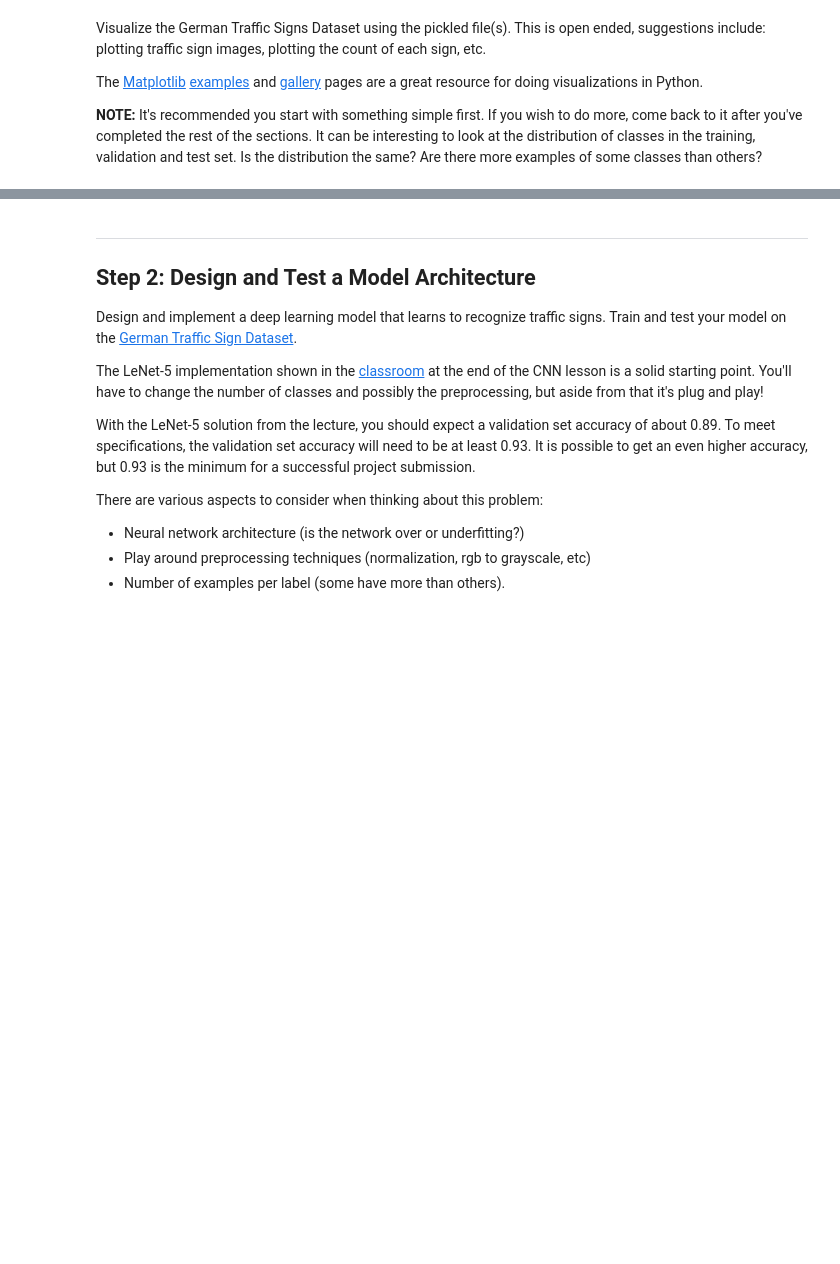
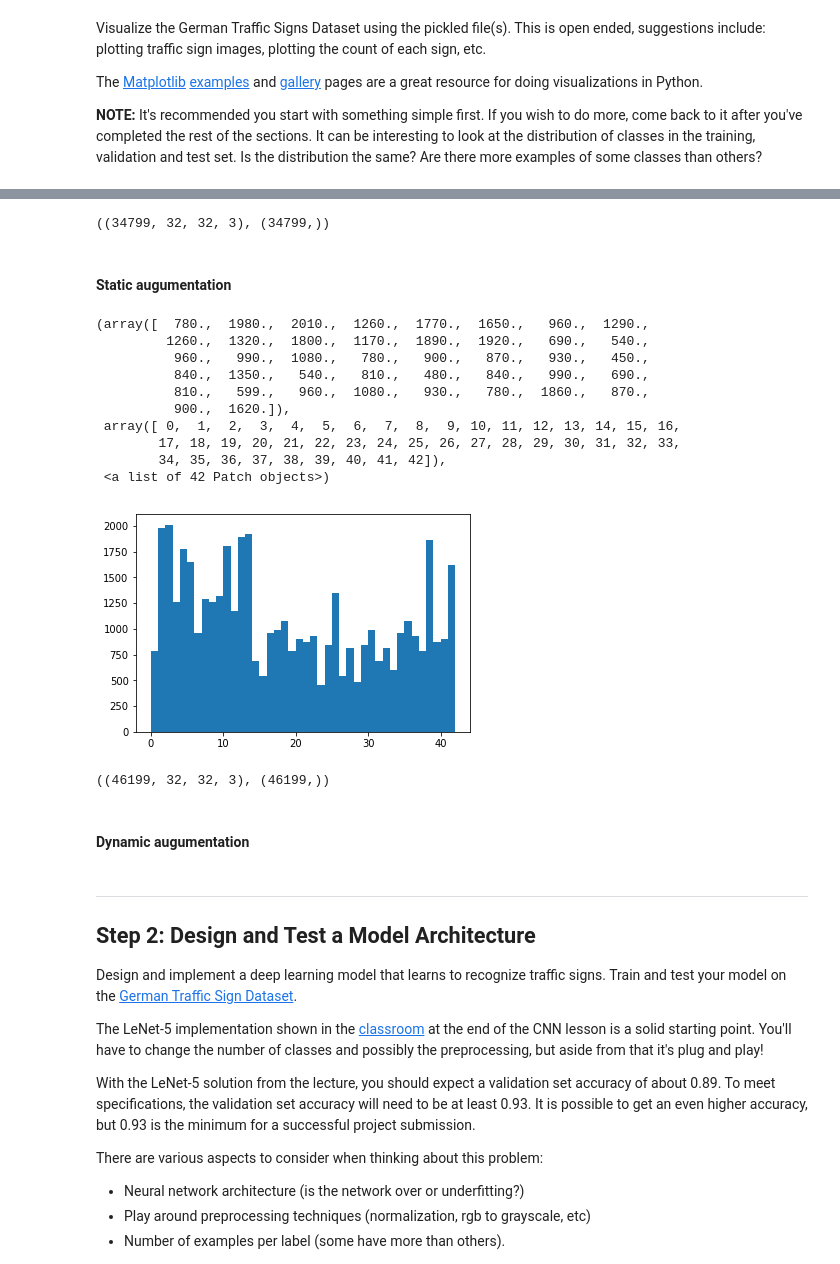
Before and after one commit to WatermelonCircle/CarND_traffic_sign_classifier, a Jupyter notebook: Traffic_Sign_Classifier.ipynb, the cells around one changed output, grey strips where cells are left out. Saved outputs shown, nothing was run; the diff lists cells and outputs as text; code cells hidden in the pictures; blank space fills up the shorter version.

```diff
--- a/Traffic_Sign_Classifier.ipynb
+++ b/Traffic_Sign_Classifier.ipynb
@@ -189,0 +202,32 @@ print(y_train[indx[2]])
+# %%
+X_train.shape, y_train.shape
+# %% [output]
+((34799, 32, 32, 3), (34799,))
+# %% [markdown]
+#### Static augumentation
+# %%
+for i in range(n_classes):
+    if images_of_class[i]<400:
+        for j in range (600):
+            X_train=np.concatenate((X_train,transform_image(unique_image[i],20,10,5,brightness=1).reshape(1,32,32,3)))
+            y_train=np.append(y_train,[i])
+# %%
+plt.hist(y_train,bins=np.arange(43))
+# %% [output]
+(array([  780.,  1980.,  2010.,  1260.,  1770.,  1650.,   960.,  1290.,
+         1260.,  1320.,  1800.,  1170.,  1890.,  1920.,   690.,   540.,
+          960.,   990.,  1080.,   780.,   900.,   870.,   930.,   450.,
+          840.,  1350.,   540.,   810.,   480.,   840.,   990.,   690.,
+          810.,   599.,   960.,  1080.,   930.,   780.,  1860.,   870.,
+          900.,  1620.]),
+ array([ 0,  1,  2,  3,  4,  5,  6,  7,  8,  9, 10, 11, 12, 13, 14, 15, 16,
+        17, 18, 19, 20, 21, 22, 23, 24, 25, 26, 27, 28, 29, 30, 31, 32, 33,
+        34, 35, 36, 37, 38, 39, 40, 41, 42]),
+ <a list of 42 Patch objects>)
+[figure, added]
+# %%
+X_train.shape, y_train.shape
+# %% [output]
+((46199, 32, 32, 3), (46199,))
+# %% [markdown]
+#### Dynamic augumentation
```
Also changed, not shown: parts of 30 cells of this notebook.
